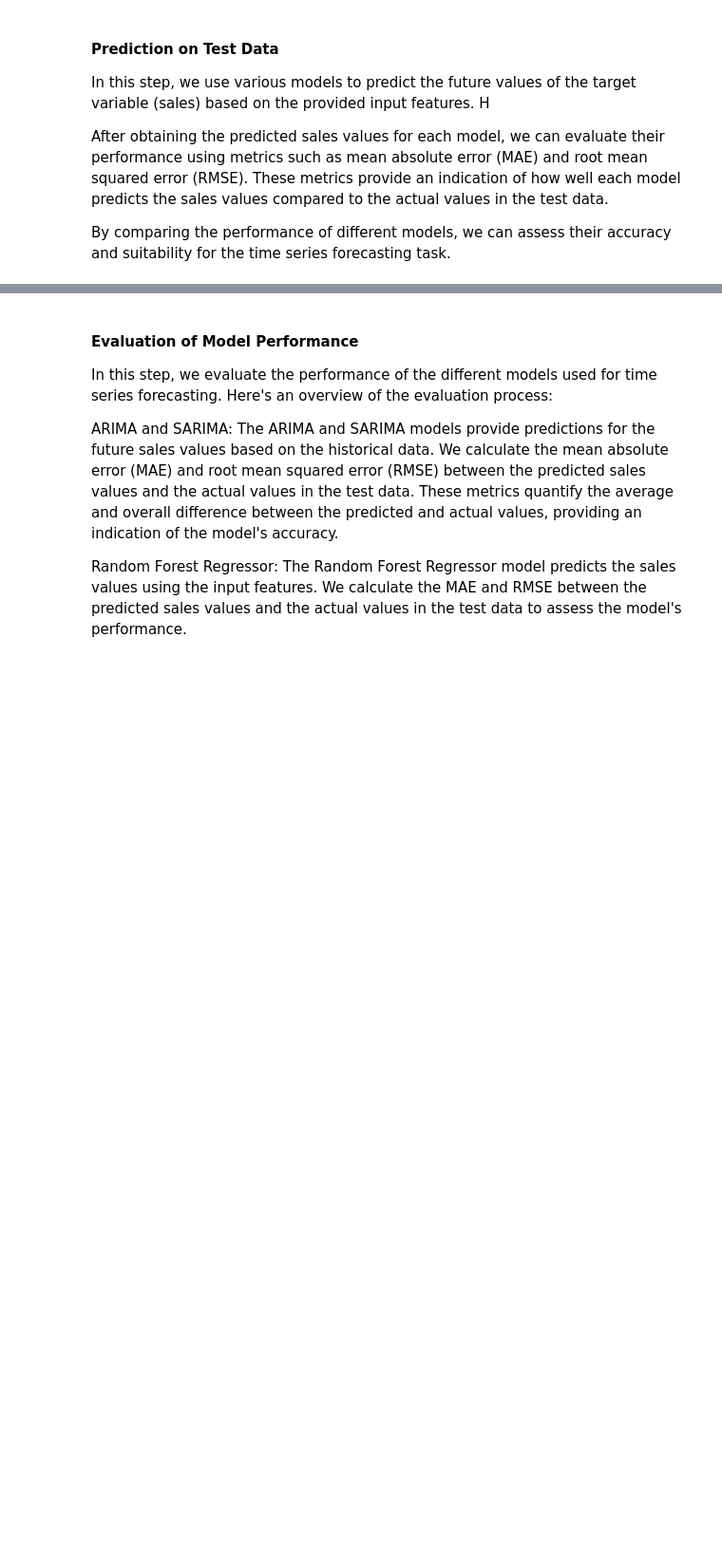
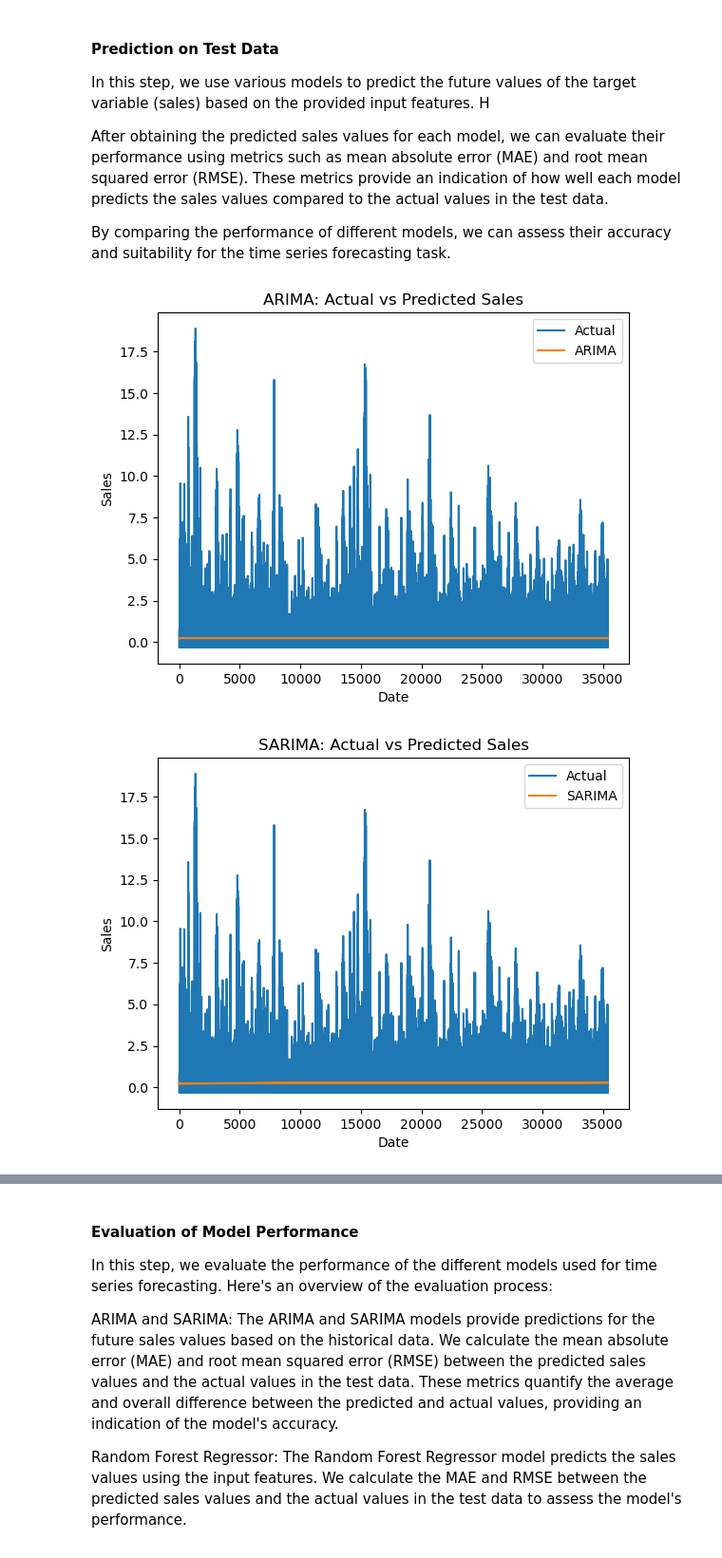
Before and after one commit to Israel-Anaba/Regression_Time_Series, a Jupyter notebook: Time Series Updated.ipynb, the cells around one changed output, grey strips where cells are left out. Shown at 95% size. Drawn from its saved outputs; the diff is of its cells as text; code cells hidden in the pictures; blank space fills up the shorter version.

```diff
--- a/Time Series Updated.ipynb
+++ b/Time Series Updated.ipynb
@@ -1353,3 +1302,7 @@ sarima_model_fit = sarima_model.fit()
+# %%
+# Initialize and fit the SARIMA model
+sarima_model = SARIMAX(y_train, order=order_sarima, seasonal_order=seasonal_order_sarima, enforce_stationarity=False, enforce_invertibility=False)
+sarima_model_fit = sarima_model.fit()
 # %% [markdown]
 ##### CatBoost is known for its high predictive accuracy, fast training speed, and robustness to handle noisy data. It includes advanced features such as customizable loss functions, built-in cross-validation, early stopping, and feature importance analysis. Additionally, CatBoost provides options to handle class imbalance, missing values, and user-defined features.
 
@@ -1375,11 +1333,3 @@ best_score_catboost = -grid_search_catboost.best_score_
-# %%
-# Initialize the CatBoostRegressor model with the best parameters
-best_catboost_model = CatBoostRegressor(iterations=best_params_catboost['iterations'],
-                                        learning_rate=best_params_catboost['learning_rate'],
-                                        depth=best_params_catboost['depth'])
-
-# Train the model on the training data
-best_catboost_model.fit(X_train, y_train)
 # %% [markdown]
 ##### XGBoost Regressor: XGBoost (Extreme Gradient Boosting) is an optimized implementation of gradient boosting. It is known for its speed, scalability, and performance. XGBoost includes regularization techniques to prevent overfitting and uses a more efficient tree-building algorithm. It has become popular in various machine learning competitions and is widely used in both regression and classification tasks.
 # %%
@@ -1403,11 +1351,3 @@ best_score_xgboost = -grid_search_xgboost.best_score_
-# %%
-# Initialize the XGBoostRegressor model with the best parameters
-xgb_model = XGBRegressor(n_estimators=best_params_xgboost['n_estimators'],
-                         learning_rate=best_params_xgboost['learning_rate'],
-                         max_depth=best_params_xgboost['max_depth'])
-
-# Train the model on the training data
-xgb_model.fit(X_train, y_train)
 # %% [markdown]
 #### Prediction on Test Data
 In this step, we use various models to predict the future values of the target variable (sales) based on the provided input features. H
@@ -1432,26 +1372,41 @@ xgb_preds = xgb_model.predict(X_test)
 # Make predictions on the test data for CatBoost
 catboost_preds = catboost_model.predict(X_test)
 # %%
-# Plot the actual values
-plt.plot(y_test.index, y_test, label='Actual')
-
-# Plot the predicted values for ARIMA
-plt.plot(y_test.index, arima_preds, label='ARIMA')
-
-# Plot the predicted values for SARIMA
-plt.plot(y_test.index, sarima_preds, label='SARIMA')
-
-# Plot the predicted values for XGBoost
-plt.plot(y_test.index, xgb_preds, label='XGBoost')
-
-# Plot the predicted values for CatBoost
-plt.plot(y_test.index, catboost_preds, label='CatBoost')
-
-# Set the title and labels for the plot
-plt.title('Sales Predictions')
+# Plot the actual and predicted values for ARIMA
+plt.plot(dates, y_test, label='Actual')
+plt.plot(dates, arima_preds, label='ARIMA')
+plt.title('ARIMA: Actual vs Predicted Sales')
 plt.xlabel('Date')
 plt.ylabel('Sales')
 plt.legend()
+plt.show()
 
-# Display the plot
+# Plot the actual and predicted values for SARIMA
+plt.plot(dates, y_test, label='Actual')
+plt.plot(dates, sarima_preds, label='SARIMA')
+plt.title('SARIMA: Actual vs Predicted Sales')
+plt.xlabel('Date')
+plt.ylabel('Sales')
+plt.legend()
 plt.show()
+
+# Plot the actual and predicted values for XGBoost
+plt.plot(dates, y_test, label='Actual')
+plt.plot(dates, xgb_preds, label='XGBoost')
+plt.title('XGBoost: Actual vs Predicted Sales')
+plt.xlabel('Date')
+plt.ylabel('Sales')
+plt.legend()
+plt.show()
+
+# Plot the actual and predicted values for CatBoost
+plt.plot(dates, y_test, label='Actual')
+plt.plot(dates, catboost_preds, label='CatBoost')
+plt.title('CatBoost: Actual vs Predicted Sales')
+plt.xlabel('Date')
+plt.ylabel('Sales')
+plt.legend()
+plt.show()
+# %% [output]
+[figure, added]
+[figure, added]
```
Also changed, not shown: parts of 16 cells of this notebook, 3 other files.
